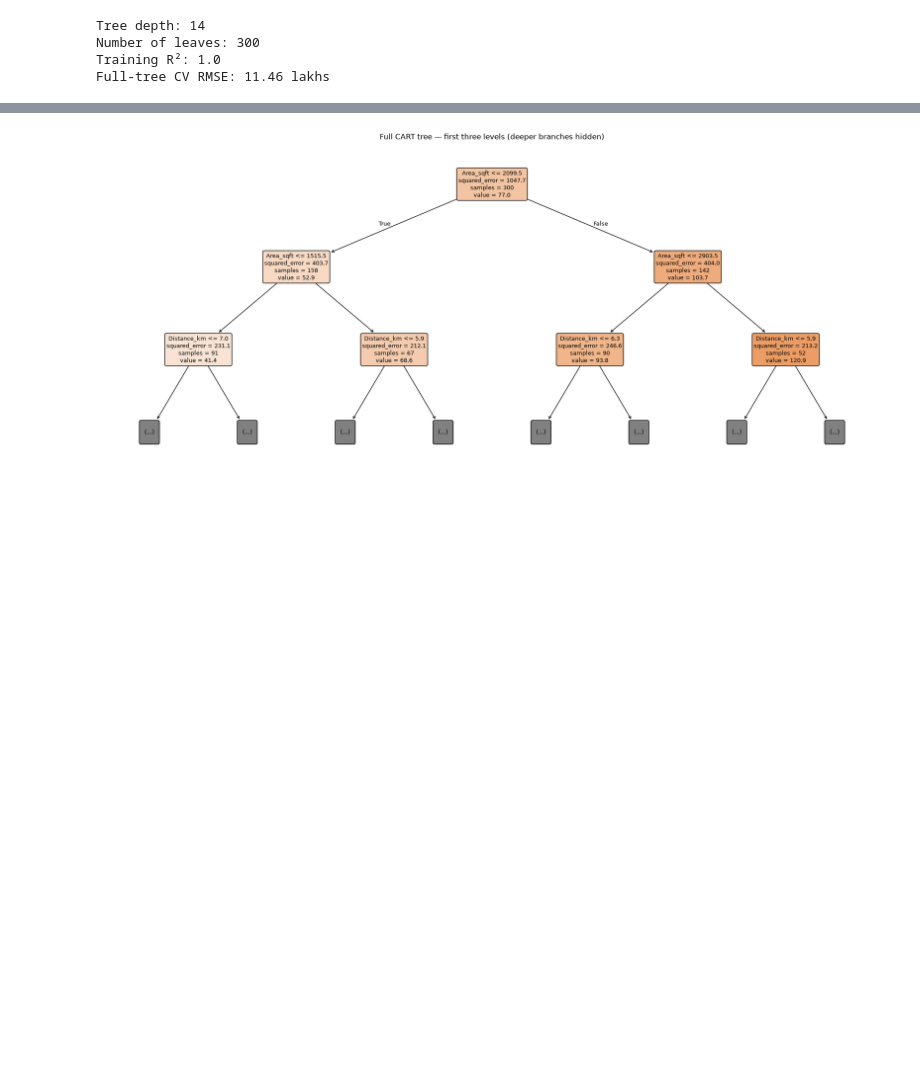
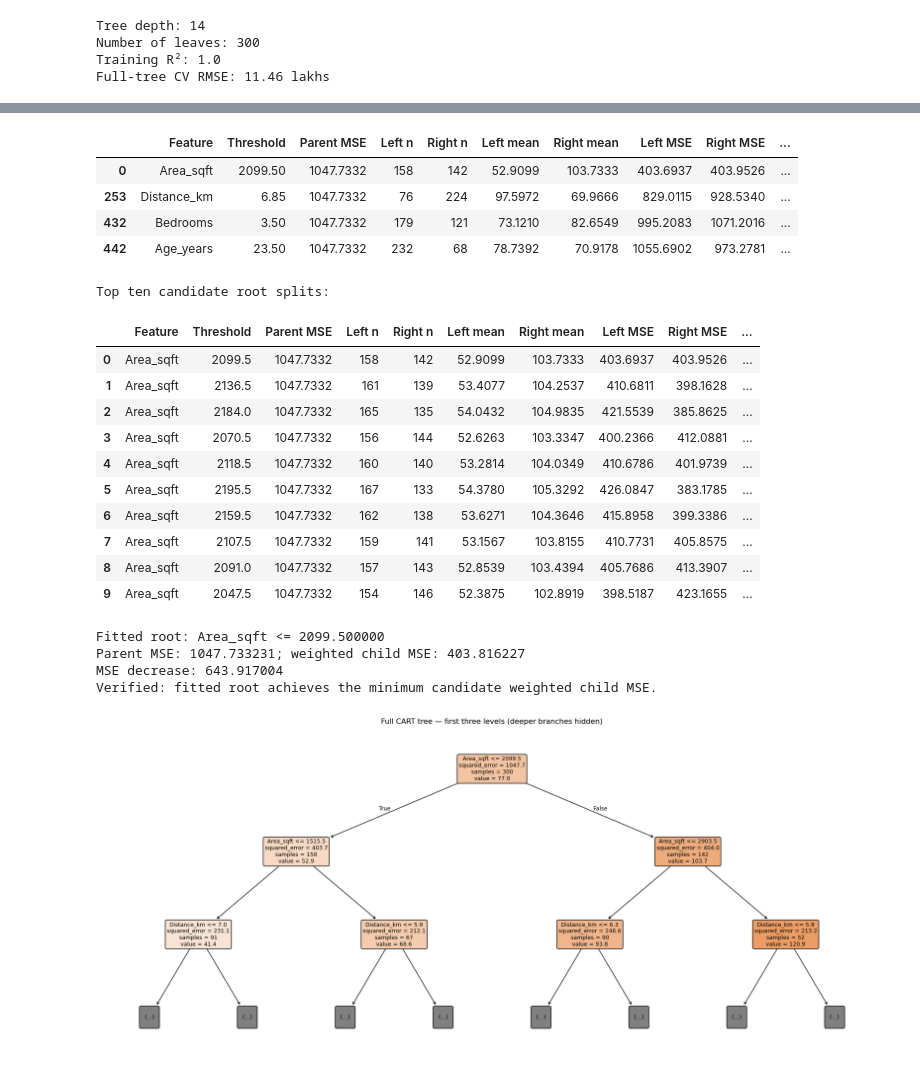
Before and after one commit to METLAKUMARASWAMY/METLA-KUMARA-SWAMY_05-11-2026_MACHINE-LEARNING-CART, a Jupyter notebook: CART.ipynb, the cells around one changed output, grey strips where cells are left out. Drawn from its saved outputs; the diff is of its cells as text; code cells hidden in the pictures; blank space fills up the shorter version.

```diff
--- a/CART.ipynb
+++ b/CART.ipynb
@@ -604,3 +729,60 @@ Full-tree CV RMSE: 11.46 lakhs
+# %%
+reg_parent_mse = np.mean((reg_y_train.to_numpy() - reg_y_train.mean()) ** 2)
+reg_root_rows = []
+for reg_feature in reg_X_train.columns:
+    reg_values = reg_X_train[reg_feature].to_numpy(dtype=np.float32).astype(float)
+    reg_unique = np.unique(reg_values)
+    for reg_threshold in (reg_unique[:-1] + reg_unique[1:]) / 2:
+        reg_mask = reg_values <= reg_threshold
+        reg_left_y = reg_y_train.to_numpy()[reg_mask]
+        reg_right_y = reg_y_train.to_numpy()[~reg_mask]
+        reg_left_mse = np.mean((reg_left_y - reg_left_y.mean()) ** 2)
+        reg_right_mse = np.mean((reg_right_y - reg_right_y.mean()) ** 2)
+        reg_weighted_mse = (len(reg_left_y) * reg_left_mse + len(reg_right_y) * reg_right_mse) / len(reg_y_train)
+        reg_root_rows.append({
+            'Feature': reg_feature, 'Threshold': reg_threshold, 'Parent MSE': reg_parent_mse,
+            'Left n': len(reg_left_y), 'Right n': len(reg_right_y),
+            'Left mean': reg_left_y.mean(), 'Right mean': reg_right_y.mean(),
+            'Left MSE': reg_left_mse, 'Right MSE': reg_right_mse,
+            'Weighted child MSE': reg_weighted_mse, 'MSE decrease': reg_parent_mse - reg_weighted_mse
+        })
+reg_root_candidates = pd.DataFrame(reg_root_rows).sort_values(
+    ['Weighted child MSE', 'Feature', 'Threshold']).reset_index(drop=True)
+display(reg_root_candidates.drop_duplicates('Feature').round(4))
+print('Top ten candidate root splits:')
+display(reg_root_candidates.head(10).round(4))
+reg_root_structure = reg_full_tree.tree_
+reg_root_left, reg_root_right = reg_root_structure.children_left[0], reg_root_structure.children_right[0]
+reg_root_weighted = sum(reg_root_structure.n_node_samples[k] * reg_root_structure.impurity[k]
+                        for k in [reg_root_left, reg_root_right]) / len(reg_y_train)
+print(f'Fitted root: {reg_X_train.columns[reg_root_structure.feature[0]]} <= {reg_root_structure.threshold[0]:.6f}')
+print(f'Parent MSE: {reg_parent_mse:.6f}; weighted child MSE: {reg_root_weighted:.6f}')
+print(f'MSE decrease: {reg_parent_mse - reg_root_weighted:.6f}')
+assert np.isclose(reg_parent_mse, reg_root_structure.impurity[0])
+assert np.isclose(reg_root_weighted, reg_root_candidates['Weighted child MSE'].min())
+print('Verified: fitted root achieves the minimum candidate weighted child MSE.')
+# %% [output]
+|  | Feature | Threshold | Parent MSE | Left n | Right n | Left mean | Right mean | Left MSE | Right MSE | ... |
+| 0 | Area_sqft | 2099.50 | 1047.7332 | 158 | 142 | 52.9099 | 103.7333 | 403.6937 | 403.9526 | ... |
+| 253 | Distance_km | 6.85 | 1047.7332 | 76 | 224 | 97.5972 | 69.9666 | 829.0115 | 928.5340 | ... |
+| 432 | Bedrooms | 3.50 | 1047.7332 | 179 | 121 | 73.1210 | 82.6549 | 995.2083 | 1071.2016 | ... |
+| 442 | Age_years | 23.50 | 1047.7332 | 232 | 68 | 78.7392 | 70.9178 | 1055.6902 | 973.2781 | ... |
+Top ten candidate root splits:
+|  | Feature | Threshold | Parent MSE | Left n | Right n | Left mean | Right mean | Left MSE | Right MSE | ... |
+| 0 | Area_sqft | 2099.5 | 1047.7332 | 158 | 142 | 52.9099 | 103.7333 | 403.6937 | 403.9526 | ... |
+| 1 | Area_sqft | 2136.5 | 1047.7332 | 161 | 139 | 53.4077 | 104.2537 | 410.6811 | 398.1628 | ... |
+| 2 | Area_sqft | 2184.0 | 1047.7332 | 165 | 135 | 54.0432 | 104.9835 | 421.5539 | 385.8625 | ... |
+| 3 | Area_sqft | 2070.5 | 1047.7332 | 156 | 144 | 52.6263 | 103.3347 | 400.2366 | 412.0881 | ... |
+| 4 | Area_sqft | 2118.5 | 1047.7332 | 160 | 140 | 53.2814 | 104.0349 | 410.6786 | 401.9739 | ... |
+| 5 | Area_sqft | 2195.5 | 1047.7332 | 167 | 133 | 54.3780 | 105.3292 | 426.0847 | 383.1785 | ... |
+| 6 | Area_sqft | 2159.5 | 1047.7332 | 162 | 138 | 53.6271 | 104.3646 | 415.8958 | 399.3386 | ... |
+| 7 | Area_sqft | 2107.5 | 1047.7332 | 159 | 141 | 53.1567 | 103.8155 | 410.7731 | 405.8575 | ... |
+| 8 | Area_sqft | 2091.0 | 1047.7332 | 157 | 143 | 52.8539 | 103.4394 | 405.7686 | 413.3907 | ... |
+| 9 | Area_sqft | 2047.5 | 1047.7332 | 154 | 146 | 52.3875 | 102.8919 | 398.5187 | 423.1655 | ... |
+Fitted root: Area_sqft <= 2099.500000
+Parent MSE: 1047.733231; weighted child MSE: 403.816227
+MSE decrease: 643.917004
+Verified: fitted root achieves the minimum candidate weighted child MSE.
 # %%
 plt.figure(figsize=(18, 8))
 plot_tree(reg_full_tree, feature_names=reg_X.columns.tolist(), filled=True,
```
Also changed, not shown: parts of 11 cells of this notebook.
